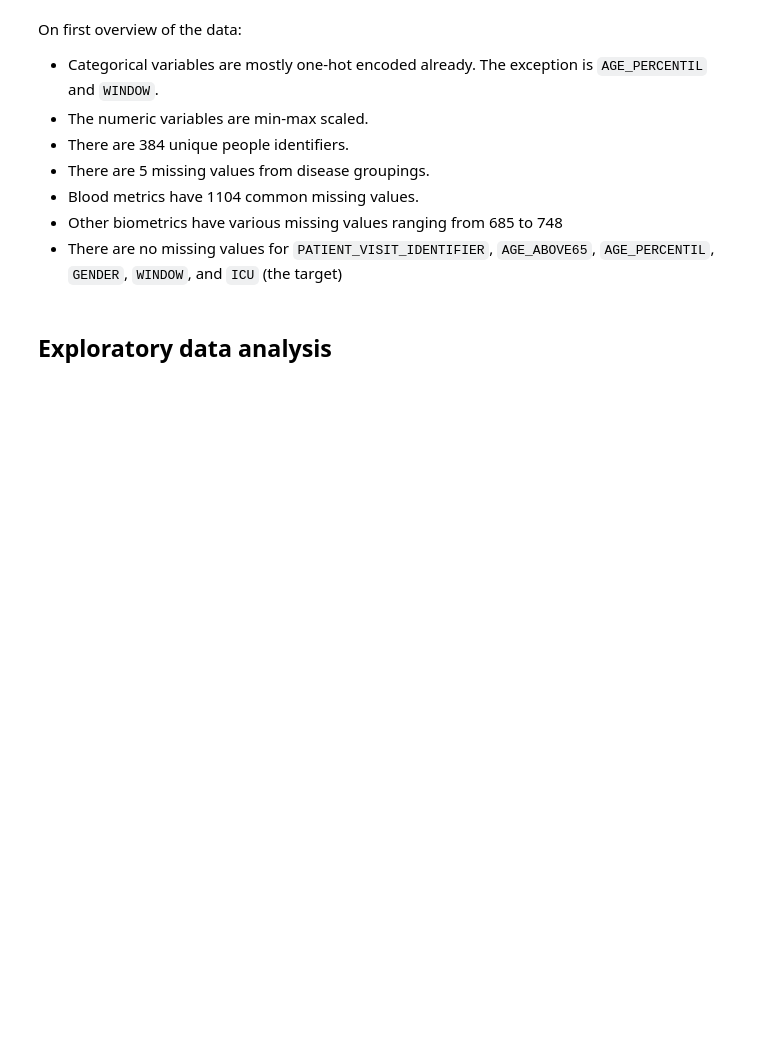
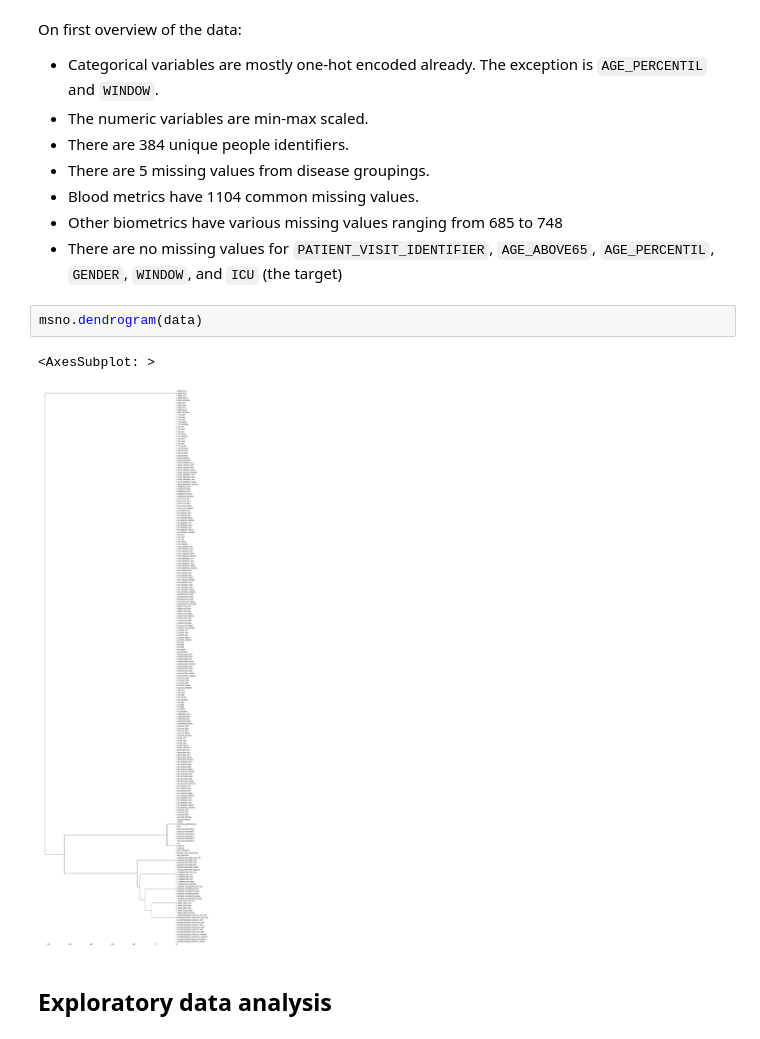
Before and after one commit to ccaiman/covid-capstone, a Jupyter notebook: covid_icu.ipynb, the cells around one changed output. Cells and saved outputs as stored; diff of their text form; blank space fills up the shorter version.

```diff
--- a/covid_icu.ipynb
+++ b/covid_icu.ipynb
@@ -26,6 +27,11 @@ On first overview of the data:
 - Blood metrics have 1104 common missing values.
 - Other biometrics have various missing values ranging from 685 to 748
 - There are no missing values for `PATIENT_VISIT_IDENTIFIER`, `AGE_ABOVE65`, `AGE_PERCENTIL`, `GENDER`, `WINDOW`, and `ICU` (the target)
+# %%
+msno.dendrogram(data)
+# %% [output]
+<AxesSubplot: >
+[figure, added]
 # %% [markdown]
 ## Exploratory data analysis
 # %% [markdown]
```
Also changed, not shown: parts of 17 cells of this notebook.
